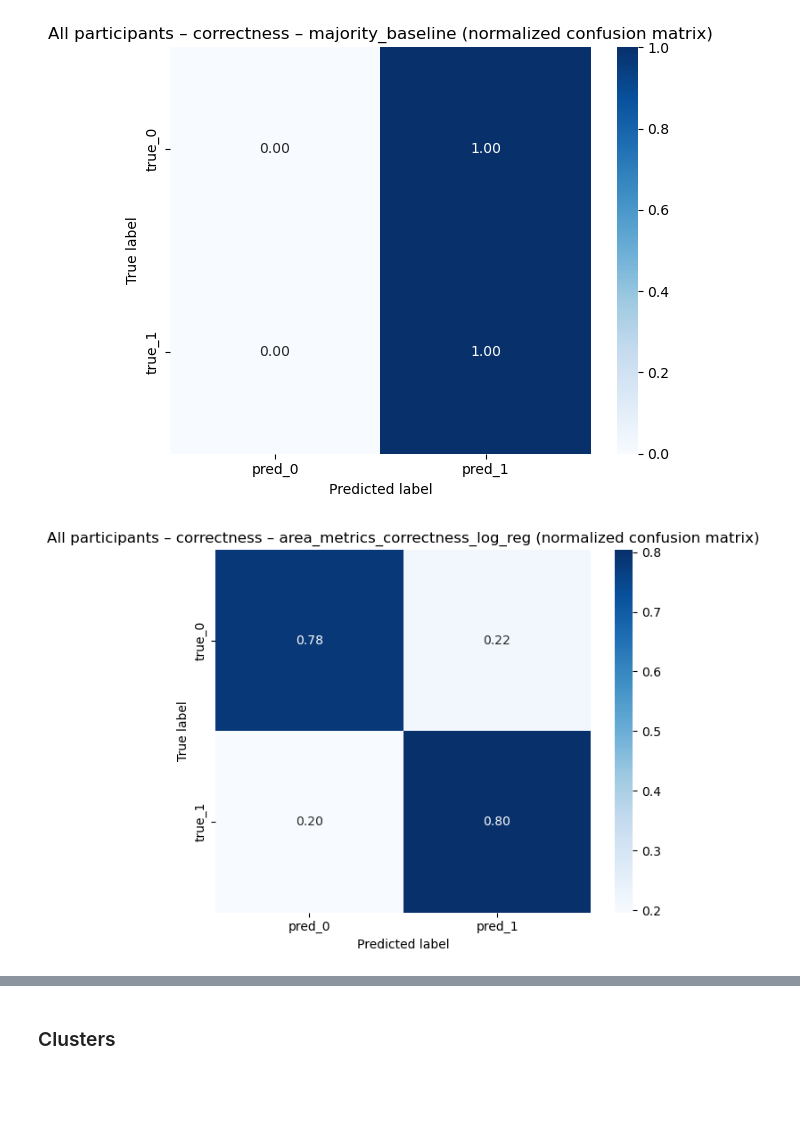
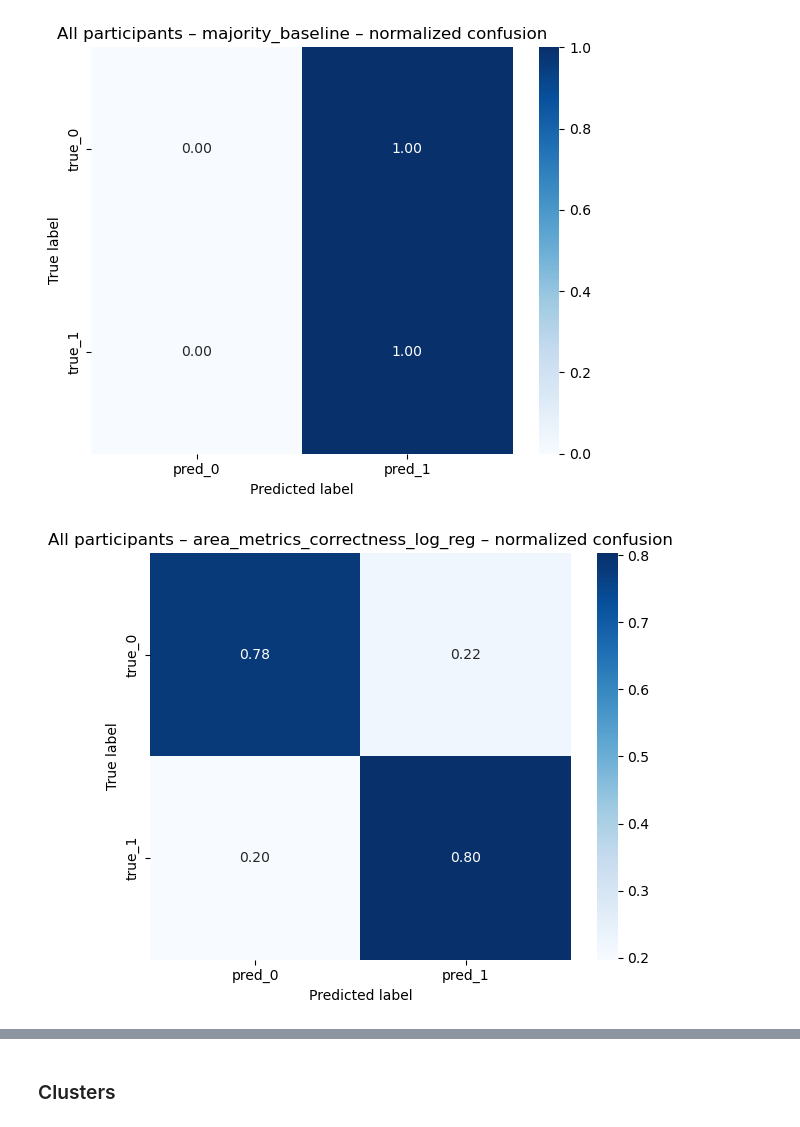
Before and after one commit to Mormorfor/QA_eyetracking, a Jupyter notebook: notebooks/answer_corr_prediction.ipynb, the cells around one changed output, grey strips where cells are left out. Cells and saved outputs as stored; diff of their text form; code cells hidden in the pictures; blank space fills up the shorter version.

Commit message:
code review : correctness modeling Beta CIs Modeling plots

```diff
--- a/notebooks/answer_corr_prediction.ipynb
+++ b/notebooks/answer_corr_prediction.ipynb
@@ -52,8 +52,8 @@ pref_specs = [
     (Con.MEAN_MAX_FIX_PUPIL_SIZE_Z, "high"),
     (Con.MEAN_MIN_FIX_PUPIL_SIZE_Z, "low"),
     (Con.FIRST_ENCOUNTER_AVG_PUPIL_SIZE_Z, "high"),
-    (Con.NUM_LABEL_VISITS, "low"),
-    (Con.NUM_LOC_VISITS, "low"),
+    (Con.NUM_LABEL_VISITS, "high"),
+    (Con.NUM_LOC_VISITS, "high"),
 
 ]
 # %%
@@ -96,13 +99,17 @@ true_1     450    2799
 # %%
 for name, res in results_all_corr_full.items():
-    plot_confusion_heatmap(
+    fig, cm_df, paths = plot_confusion_heatmap(
         y_true=res.y_true,
         y_pred=res.y_pred,
         labels=(0, 1),
-        include_minus1=False,
         normalize=True,
-        title=f"All participants – correctness – {name} (normalized confusion matrix)",
+        title=f"All participants – {name} – normalized confusion",
+        save=True,
+        rel_dir="answer_correctness/confusion/all_participants",
+        filename=f"{name}_normalized_confusion",
+        paper_dirs=["papers/correctness_prediction/figures"],
+        close=False,
     )
 # %% [output]
-[figure, old version]
+[figure, new version]
-[figure, old version]
+[figure, new version]
```
Also changed, not shown: parts of 8 cells of this notebook, 14 other files.
